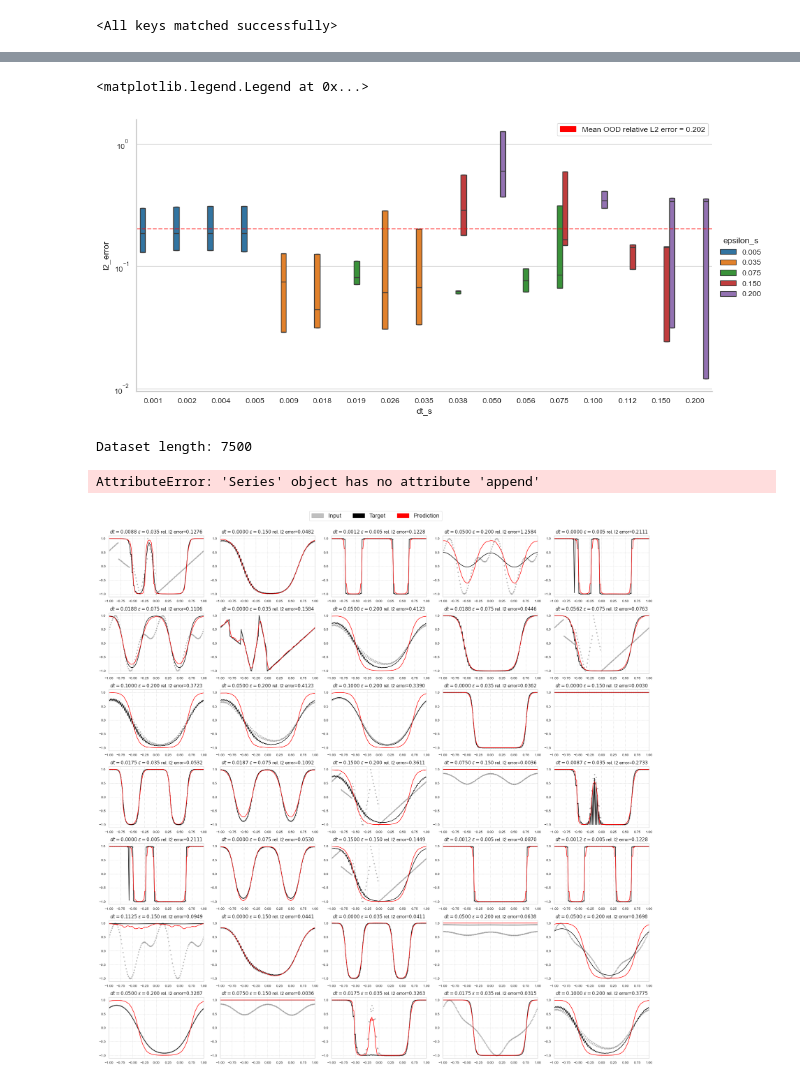
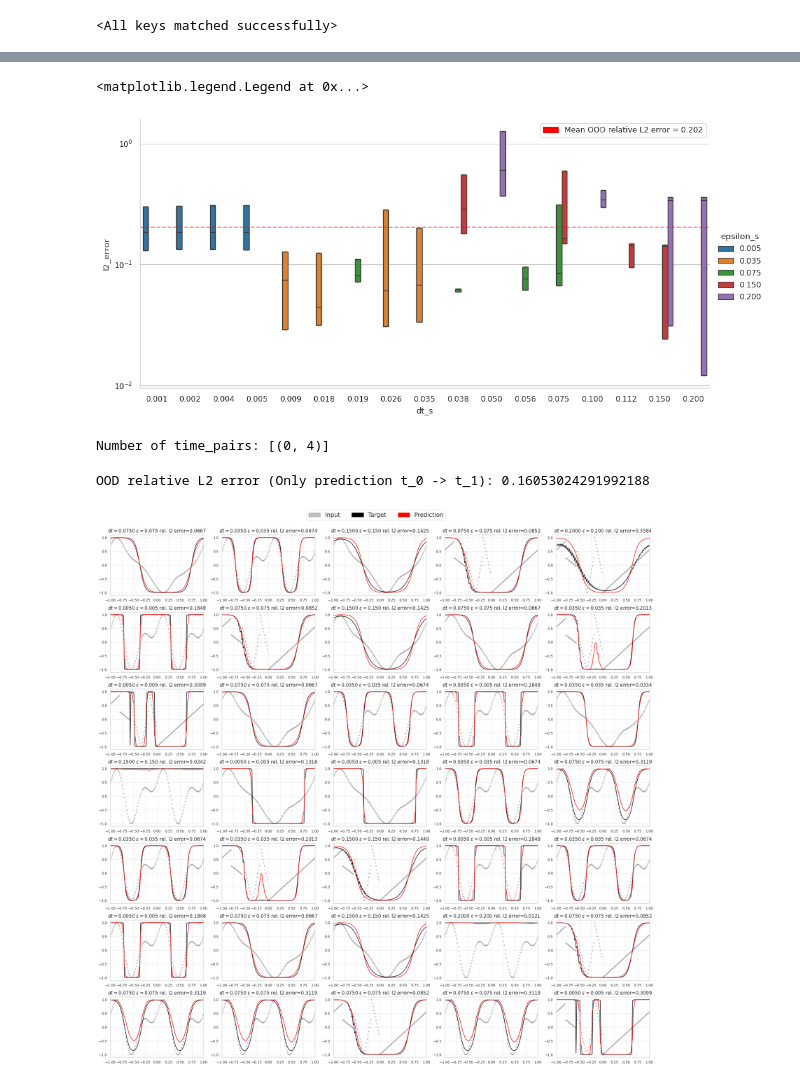
Before and after one commit to benedict-armstrong/FNO-for-Phase-Field-Dynamics, a Jupyter notebook: eval_ood.ipynb, the cells around one changed output, grey strips where cells are left out. Saved outputs shown, nothing was run; the diff lists cells and outputs as text; code cells hidden in the pictures.

```diff
--- a/eval_ood.ipynb
+++ b/eval_ood.ipynb
@@ -133,55 +199,32 @@ sns.catplot(
     kind="box",
 )
 # draw a horizontal line at the OOD relative L2 error
-plt.axhline(y=ood_relative_l2, color="r", linestyle="--", label="OOD relative L2 error", alpha=0.5)
+plt.axhline(y=ood_relative_l2_tall, color="r", linestyle="--", label="OOD relative L2 error", alpha=0.5)
 
 plt.legend(
     handles=[
-        Patch(facecolor="r", edgecolor="r", label=f"Mean OOD relative L2 error = {ood_relative_l2:.3f}"),
+        Patch(facecolor="r", edgecolor="r", label=f"Mean OOD relative L2 error = {ood_relative_l2_tall:.3f}"),
     ]
 )
 # %% [output]
 <matplotlib.legend.Legend at 0x...>
-[figure, old version]
+[figure, new version]
-# %%
-time_pairs = [(0, 4)]
-dataset = (
-    PDEDatasetAll2All(
-        "data/OOD_allen_cahn.npz", device=DEVICE
-    )
-)
-
-print("Dataset length:", len(dataset))
-
-BATCH_SIZE = 5
-sampler = DataLoader(dataset, batch_size=BATCH_SIZE, shuffle=True)
-# %% [output]
-Dataset length: 7500
-# %%
-fno.eval()
-progress_bar = tqdm.tqdm(sampler)
-
-with torch.no_grad():
-    ood_relative_l2 = 0.0
-    for i, (dt, eps, input, target) in enumerate(progress_bar):
-        prediction = fno(input, dt, eps).squeeze(-1)
-
-        loss = relative_l2_error(prediction, target, dim=-1)
-
-        for j in range(len(dt)):
-            errors["dt"].append(dt[j].item())
-            errors["l2_error"].append(loss[j].item())
-            errors["epsilon"].append(eps[j].item())
-
-        ood_relative_l2 += loss.sum().item()
-
-    ood_relative_l2 /= len(dataset)
-
-print(rf"OOD relative L2 error (Only prediction t_0 -> t_1): {ood_relative_l2}")
-# %% [output]
-AttributeError: 'Series' object has no attribute 'append'
+# %%
+time_pairs = [(0, 4)]
+dataset = (
+    PDEDatasetAll2All(
+        "data/OOD_allen_cahn.npz", device=DEVICE, time_pairs=time_pairs
+    )
+)
+
+errors, ood_relative_l2 = calculate_errors(fno, dataset)
+print(rf"OOD relative L2 error (Only prediction t_0 -> t_1): {ood_relative_l2}")
+# %% [output]
+Number of time_pairs: [(0, 4)]
+OOD relative L2 error (Only prediction t_0 -> t_1): 0.16053024291992188
 # %%
-fig, axs = plt.subplots(7, BATCH_SIZE, figsize=(20, 20))
+sampler = DataLoader(dataset, batch_size=5, shuffle=True)
+fig, axs = plt.subplots(7, 5, figsize=(20, 20))
 
 fno.eval()
 lines = None
@@ -220,31 +263,32 @@ for i, (ax_rows, (time_delta, eps, input, target)) in enumerate(zip(axs, sampler
         )
 
         l2 = ax.plot(x_grid, target[j], label="Target", color="black")
         l3 = ax.plot(x_grid, p, label="Prediction", color="red")
 
         ax.grid(True, which="both", ls=":")
 
         if i == 0 and j == 0:
             lines = [l1, l2, l3]
 
 labels = [l1.get_label(), l2[0].get_label(), l3[0].get_label()]
 handles = []
 for group_idx in range(len(labels)):
     # Create a simple patch that is the correct colour
     try:
         colour = lines[group_idx][0].get_color()
         opac = lines[group_idx][0].get_alpha()
     except TypeError:
         colour = lines[group_idx].get_facecolor()
         opac = lines[group_idx].get_alpha()
     handles.append(Patch(edgecolor=colour, facecolor=colour, fill=True, alpha=opac))
 # Acutally create our figure legend, using the handles and labels
 fig.legend(
     handles=handles, labels=labels, loc="upper center", ncol=len(labels), fontsize=15
 )
 
 plt.tight_layout()
 plt.subplots_adjust(top=0.95)
+plt.savefig("figures/ac_ood_examples.png")
 plt.show()
 # %% [output]
-[figure, old version]
+[figure, new version]
```
Also changed, not shown: parts of 10 cells of this notebook, 7 other files.
